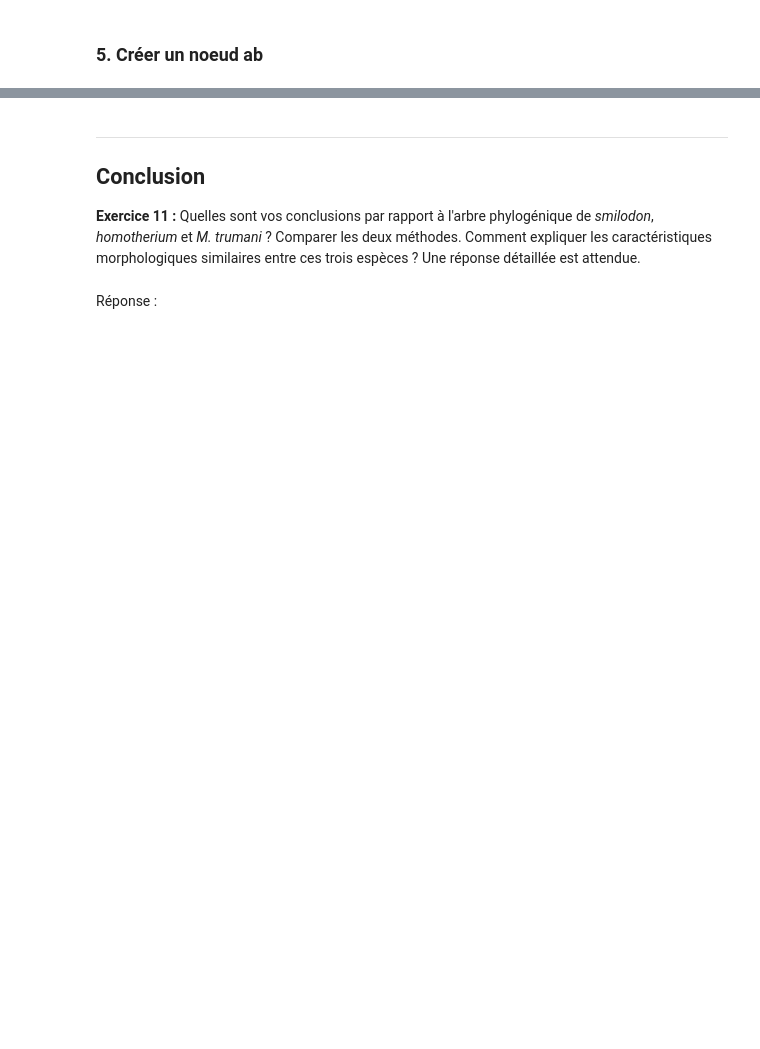
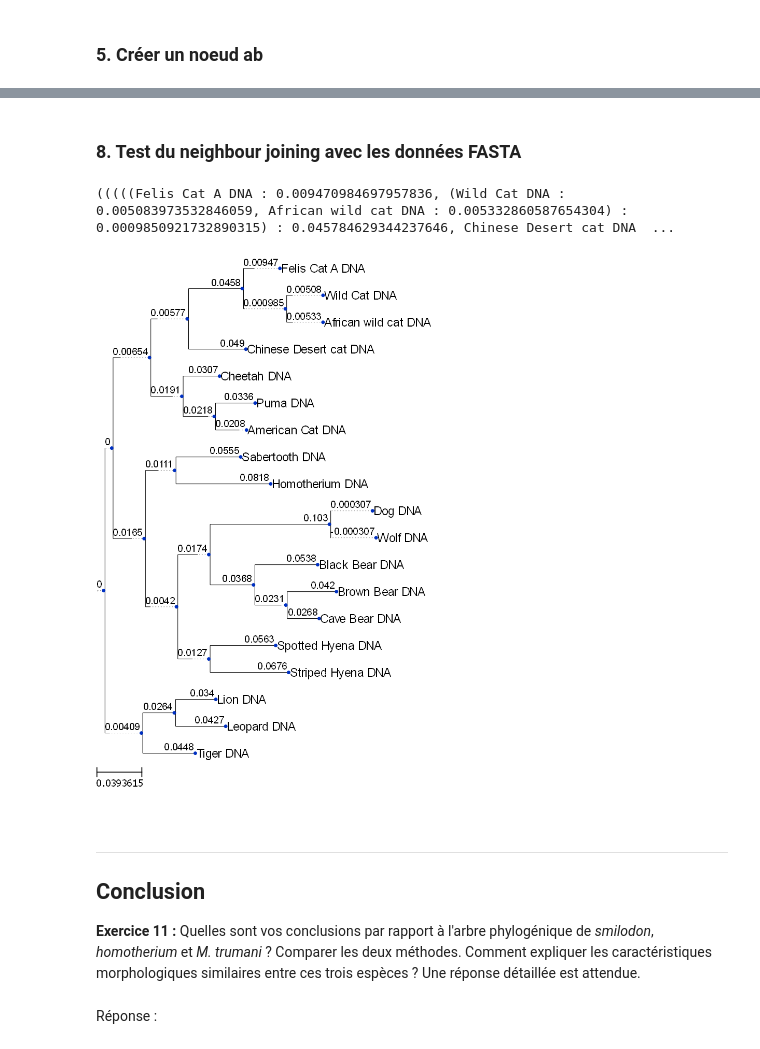
Before and after one commit to Pythalex/ProjetBioInfoPython, a Jupyter notebook: projet_phylogenie.ipynb, the cells around one changed output, grey strips where cells are left out. Drawn from its saved outputs; the diff is of its cells as text; code cells hidden in the pictures; blank space fills up the shorter version.

```diff
--- a/projet_phylogenie.ipynb
+++ b/projet_phylogenie.ipynb
@@ -1111,11 +1123,20 @@ def plus_petit_Mij(matrice):
 ### 4. Calcul de Sau
 # %%
 def calculer_sau(matrice, a, b):
-    return get_Dab(matrice, a, b) / 2 + (calculer_Sx(matrice, a) - calculer_Sx(matrice, b)) / 2
+    dab = get_Dab(matrice, a, b)
+    sa = calculer_Sx(matrice, a)
+    sb = calculer_Sx(matrice, b)
+
+    res = dab/2 + (sa - sb)/2
+
+    #print("S{}u = {}/2 + ({} - {})/2".format(a, dab, sa, sb))
+
+    return res
 
 def _test_calculer_sau():
     m, arbre, dic = before()
 
+    nb_utos = len(dic)
     assert calculer_sau(m, 0, 1) == 1
     assert calculer_sau(m, 1, 0) == 4
 
@@ -1184,3 +1329,27 @@ IndexError: list index out of range
+# %% [markdown]
+### 8. Test du neighbour joining avec les données FASTA
+# %%
+fasta = "cat_dna.fasta"
+dic = lire_fasta(fasta)
+chiffre_vers_nom = list(dic.keys())
+filename = "distmatrix.npy"
+
+if os.path.isfile(filename):
+    m = np.load(filename)
+else:
+    m = matrice_distance(dic)
+    save_matrix(filename, m)
+
+newick = (neighbor_joining(m, chiffre_vers_nom))
+print(newick)
+
+t = Tree(newick)
+ts = TreeStyle()
+ts.show_branch_length = True
+t.render('%%inline', w=183, units='mm', tree_style=ts)
+# %% [output]
+(((((Felis Cat A DNA : 0.009470984697957836, (Wild Cat DNA : 0.005083973532846059, African wild cat DNA : 0.005332860587654304) : 0.0009850921732890315) : 0.045784629344237646, Chinese Desert cat DNA  ...
+[figure, added]
 # %% [markdown]
 ----
 ## Conclusion
```
Also changed, not shown: parts of 18 cells of this notebook, 1 other file.
